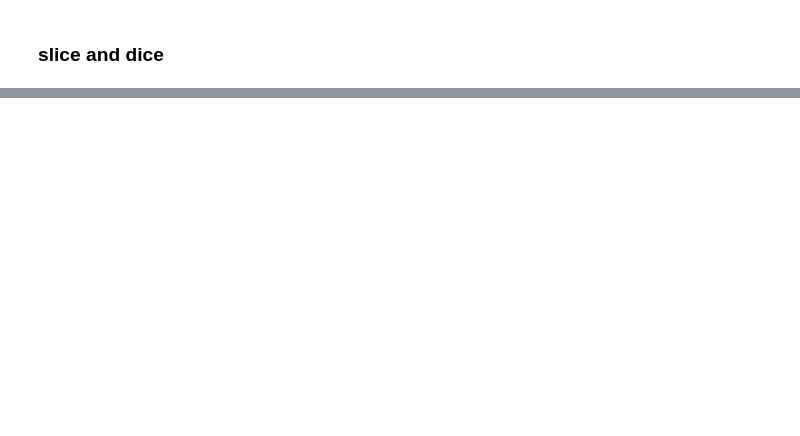
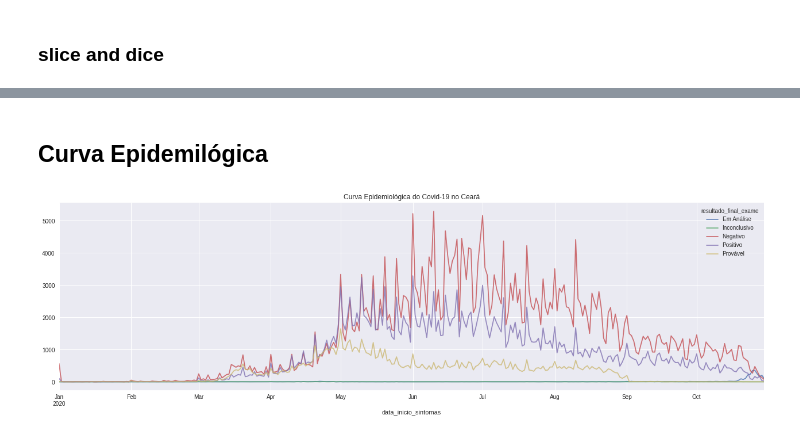
Before and after one commit to luan-prates/bootcamp-ds-aplicada-alura-2021, a Jupyter notebook: Projeto_M1.ipynb, the cells around one changed output, grey strips where cells are left out. Saved outputs shown, nothing was run; the diff lists cells and outputs as text; code cells hidden in the pictures; blank space fills up the shorter version.

```diff
--- a/Projeto_M1.ipynb
+++ b/Projeto_M1.ipynb
@@ -57,0 +74,10 @@ df_casos_positovos = df_casos[(df_casos["resultado_final_exame"] == 'Positivo')]
+# %% [markdown]
+## Curva Epidemilógica
+# %%
+df_casos_por_dia_e_resultado = df_casos.groupby(['data_inicio_sintomas','resultado_final_exame'])[['id']].count().rename(columns={'id': 'Casos'})
+df_casos_por_dia_e_resultado = df_casos_por_dia_e_resultado.reset_index()
+df_casos_por_dia_e_resultado['Casos'] = df_casos_por_dia_e_resultado['Casos'].fillna(0)
+df_casos_por_dia_e_resultado_pivot = df_casos_por_dia_e_resultado.pivot(index="data_inicio_sintomas", columns='resultado_final_exame',values="Casos")
+ax = df_casos_por_dia_e_resultado_pivot.plot(alpha=0.8,figsize=(22,6), title='Curva Epidemiológica do Covid-19 no Ceará')
+# %% [output]
+[figure, added]
```
Also changed, not shown: parts of 24 cells of this notebook.
